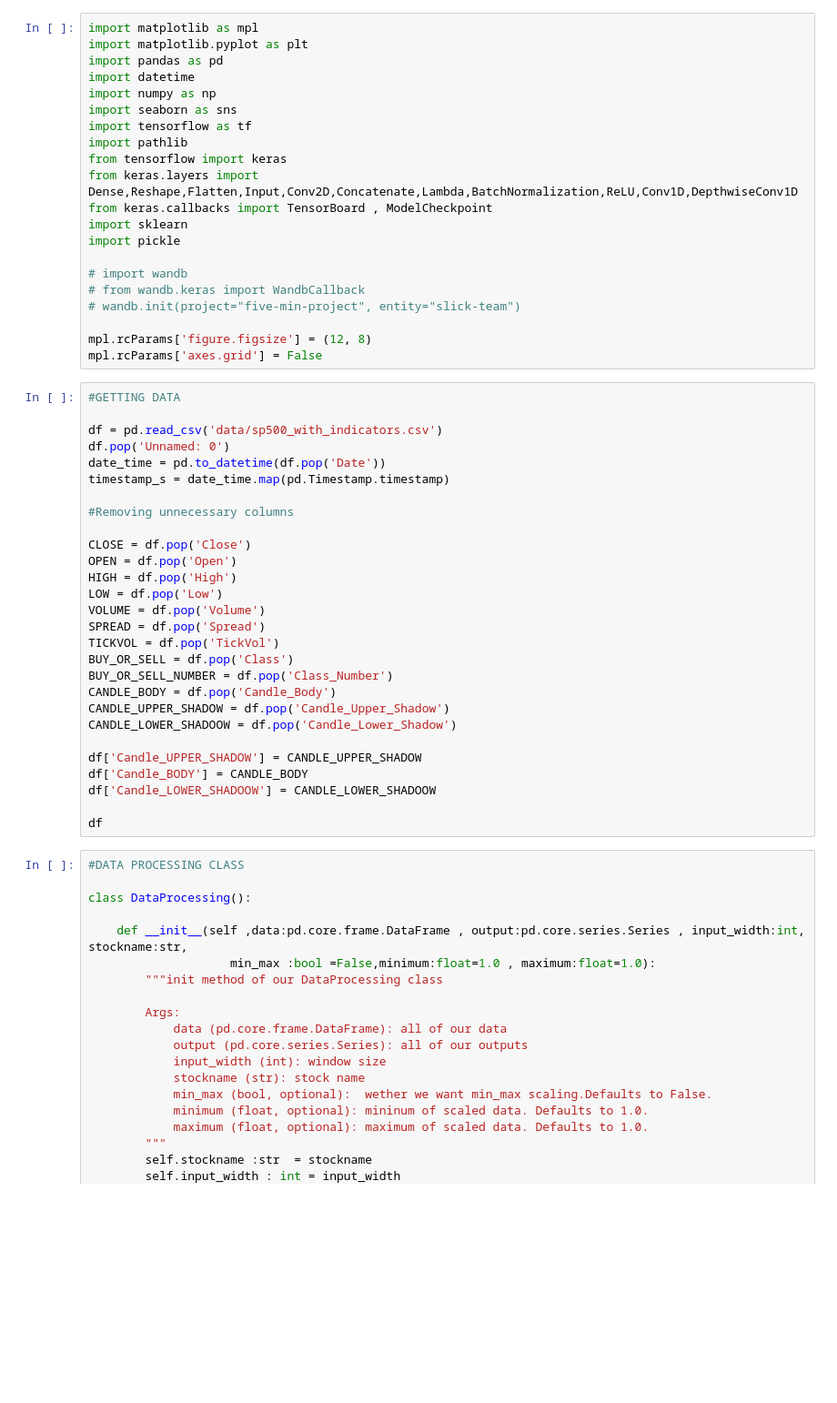
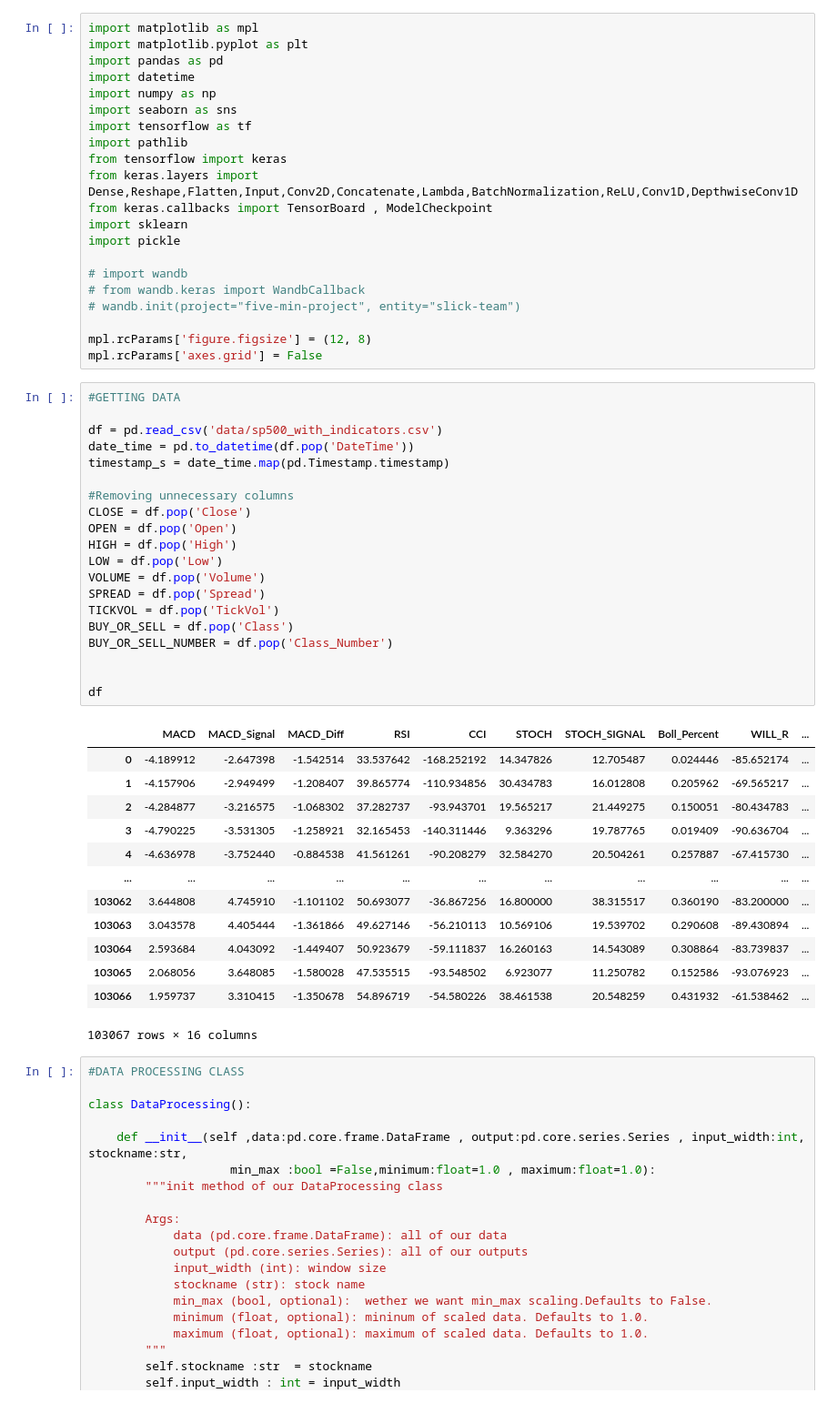
Before and after one commit to slickmorty/forex, a Jupyter notebook: five_min.ipynb, the cells around one changed output. Shown: that part at 91% size. Cells and saved outputs as stored; diff of their text form; blank space fills up the shorter version.

Commit message:
Made new model with MACD, Cleaned the code and added new data

```diff
--- a/five_min.ipynb
+++ b/five_min.ipynb
@@ -22,31 +22,37 @@ mpl.rcParams['axes.grid'] = False
 # %%
 #GETTING DATA
 
 df = pd.read_csv('data/sp500_with_indicators.csv')
-df.pop('Unnamed: 0')
-date_time = pd.to_datetime(df.pop('Date'))
+date_time = pd.to_datetime(df.pop('DateTime'))
 timestamp_s = date_time.map(pd.Timestamp.timestamp)
 
 #Removing unnecessary columns
-
 CLOSE = df.pop('Close')
 OPEN = df.pop('Open')
 HIGH = df.pop('High')
 LOW = df.pop('Low')
 VOLUME = df.pop('Volume')
 SPREAD = df.pop('Spread')
 TICKVOL = df.pop('TickVol')
 BUY_OR_SELL = df.pop('Class')
 BUY_OR_SELL_NUMBER = df.pop('Class_Number')
-CANDLE_BODY = df.pop('Candle_Body')
-CANDLE_UPPER_SHADOW = df.pop('Candle_Upper_Shadow')
-CANDLE_LOWER_SHADOOW = df.pop('Candle_Lower_Shadow')
 
-df['Candle_UPPER_SHADOW'] = CANDLE_UPPER_SHADOW
-df['Candle_BODY'] = CANDLE_BODY
-df['Candle_LOWER_SHADOOW'] = CANDLE_LOWER_SHADOOW
 
 df
+# %% [output]
+|  | MACD | MACD_Signal | MACD_Diff | RSI | CCI | STOCH | STOCH_SIGNAL | Boll_Percent | WILL_R | ... |
+| 0 | -4.189912 | -2.647398 | -1.542514 | 33.537642 | -168.252192 | 14.347826 | 12.705487 | 0.024446 | -85.652174 | ... |
+| 1 | -4.157906 | -2.949499 | -1.208407 | 39.865774 | -110.934856 | 30.434783 | 16.012808 | 0.205962 | -69.565217 | ... |
+| 2 | -4.284877 | -3.216575 | -1.068302 | 37.282737 | -93.943701 | 19.565217 | 21.449275 | 0.150051 | -80.434783 | ... |
+| 3 | -4.790225 | -3.531305 | -1.258921 | 32.165453 | -140.311446 | 9.363296 | 19.787765 | 0.019409 | -90.636704 | ... |
+| 4 | -4.636978 | -3.752440 | -0.884538 | 41.561261 | -90.208279 | 32.584270 | 20.504261 | 0.257887 | -67.415730 | ... |
+| ... | ... | ... | ... | ... | ... | ... | ... | ... | ... | ... |
+| 103062 | 3.644808 | 4.745910 | -1.101102 | 50.693077 | -36.867256 | 16.800000 | 38.315517 | 0.360190 | -83.200000 | ... |
+| 103063 | 3.043578 | 4.405444 | -1.361866 | 49.627146 | -56.210113 | 10.569106 | 19.539702 | 0.290608 | -89.430894 | ... |
+| 103064 | 2.593684 | 4.043092 | -1.449407 | 50.923679 | -59.111837 | 16.260163 | 14.543089 | 0.308864 | -83.739837 | ... |
+| 103065 | 2.068056 | 3.648085 | -1.580028 | 47.535515 | -93.548502 | 6.923077 | 11.250782 | 0.152586 | -93.076923 | ... |
+| 103066 | 1.959737 | 3.310415 | -1.350678 | 54.896719 | -54.580226 | 38.461538 | 20.548259 | 0.431932 | -61.538462 | ... |
+103067 rows × 16 columns
 # %%
 #DATA PROCESSING CLASS
 
```
Also changed, not shown: parts of 5 cells of this notebook.
